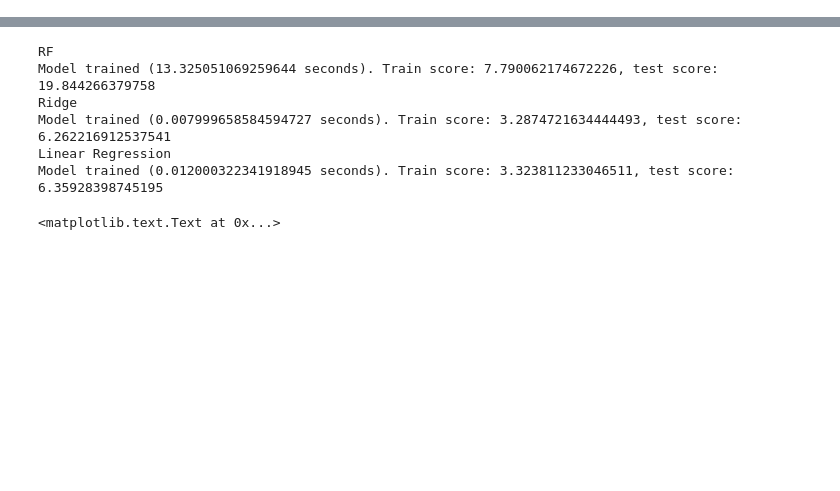
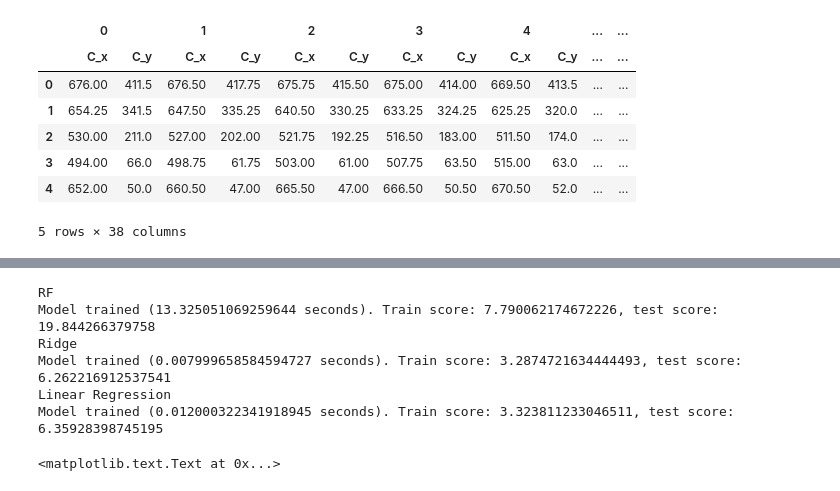
Before and after one commit to klil-machine-learning/bug-prediction, a Jupyter notebook: organize_features.ipynb, the cells around one changed output, grey strips where cells are left out. Drawn from its saved outputs; the diff is of its cells as text; code cells hidden in the pictures; blank space fills up the shorter version.

```diff
--- a/organize_features.ipynb
+++ b/organize_features.ipynb
@@ -155,0 +17,11 @@ show_train_test(30);
+# %%
+train_df.head()
+# %% [output]
+|  | 0 |  | 1 |  | 2 |  | 3 |  | 4 |  | ... | ... |
+|  | C_x | C_y | C_x | C_y | C_x | C_y | C_x | C_y | C_x | C_y | ... | ... |
+| 0 | 676.00 | 411.5 | 676.50 | 417.75 | 675.75 | 415.50 | 675.00 | 414.00 | 669.50 | 413.5 | ... | ... |
+| 1 | 654.25 | 341.5 | 647.50 | 335.25 | 640.50 | 330.25 | 633.25 | 324.25 | 625.25 | 320.0 | ... | ... |
+| 2 | 530.00 | 211.0 | 527.00 | 202.00 | 521.75 | 192.25 | 516.50 | 183.00 | 511.50 | 174.0 | ... | ... |
+| 3 | 494.00 | 66.0 | 498.75 | 61.75 | 503.00 | 61.00 | 507.75 | 63.50 | 515.00 | 63.0 | ... | ... |
+| 4 | 652.00 | 50.0 | 660.50 | 47.00 | 665.50 | 47.00 | 666.50 | 50.50 | 670.50 | 52.0 | ... | ... |
+5 rows × 38 columns
```
Also changed, not shown: parts of 11 cells of this notebook, 1 other file.
